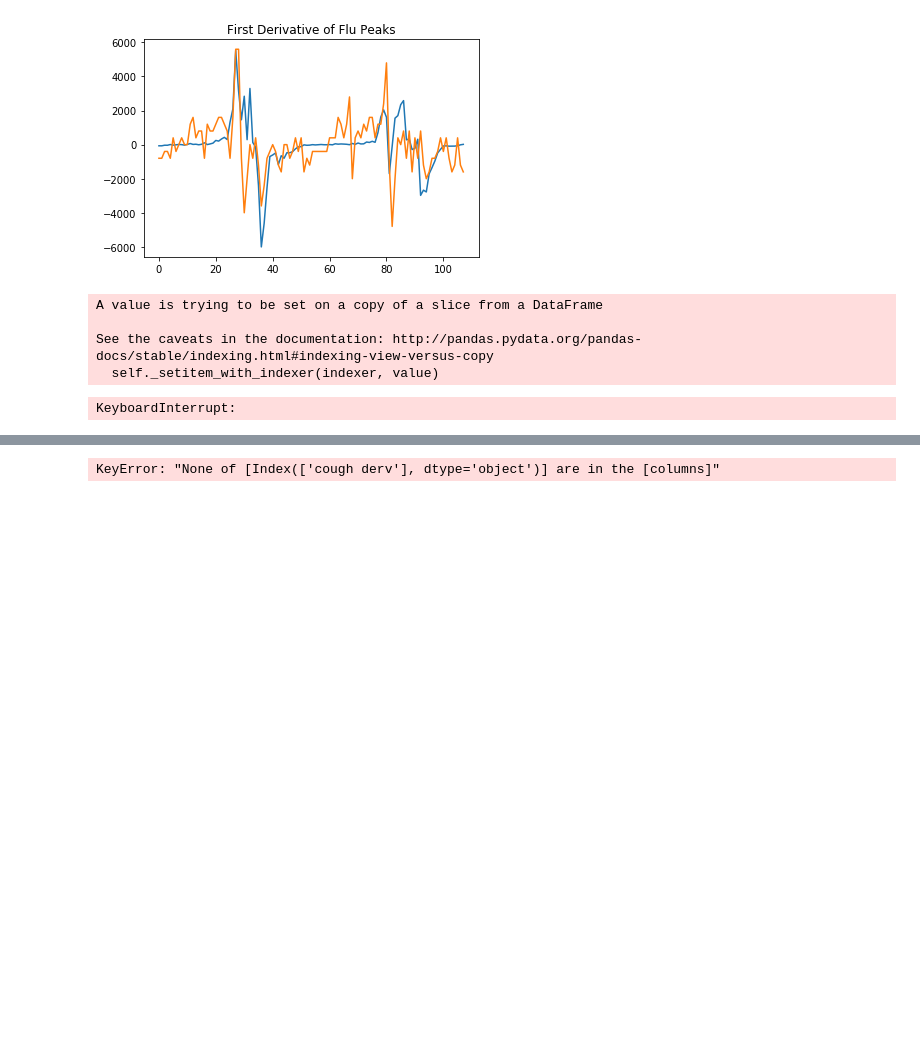
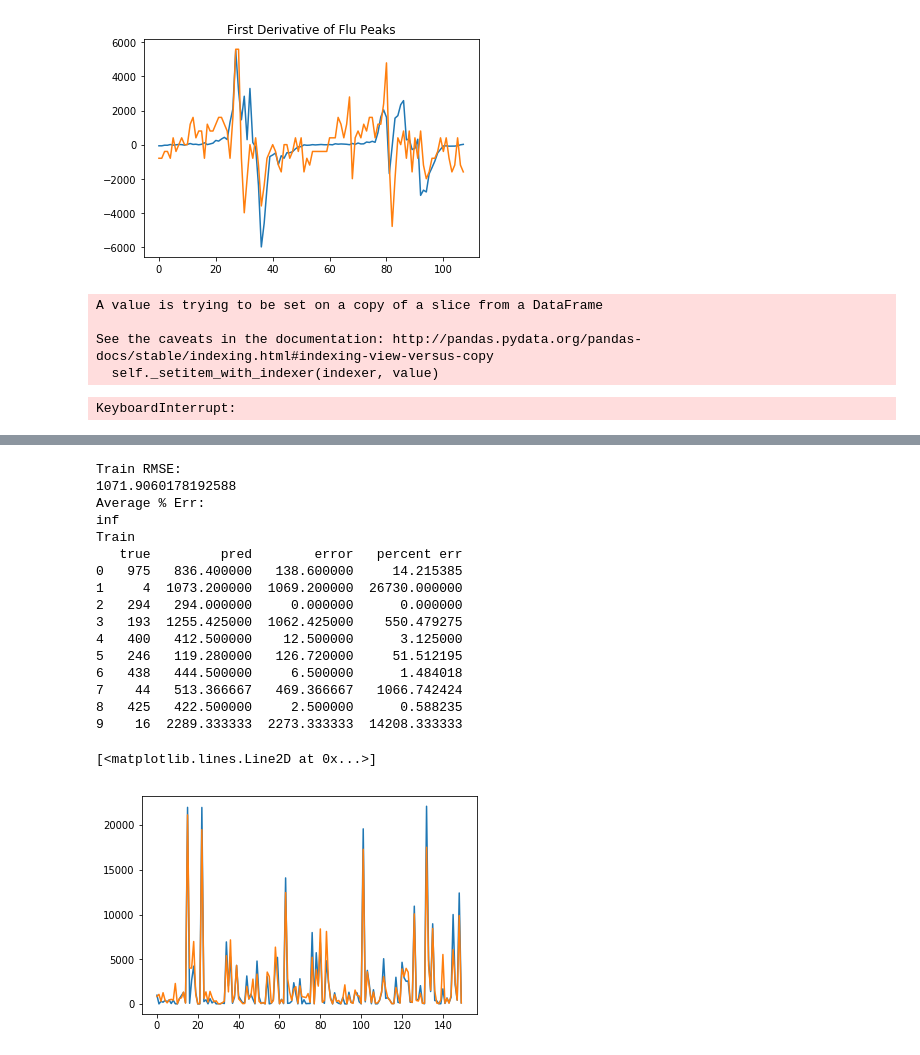
Before and after one commit to shreyaj1212/Influenza-Trends, a Jupyter notebook: Regression-People Tested.ipynb, the cells around one changed output, grey strips where cells are left out. Saved outputs shown, nothing was run; the diff lists cells and outputs as text; code cells hidden in the pictures; blank space fills up the shorter version.

```diff
--- a/Regression-People Tested.ipynb
+++ b/Regression-People Tested.ipynb
@@ -76,3 +76,20 @@ A value is trying to be set on a copy of a slice from a DataFrame
 See the caveats in the documentation: http://pandas.pydata.org/pandas-docs/stable/indexing.html#indexing-view-versus-copy
   self._setitem_with_indexer(indexer, value)
 KeyboardInterrupt:
+# %%
+import math
+sines = pd.Series()
+cos = pd.Series()
+for i in range(len(data)):
+    sines=sines.append(pd.Series(math.sin(i*0.04)*40))
+    cos = cos.append(pd.Series(math.cos(i*0.04)*40))
+
+cos.reset_index(drop=True,inplace=True)
+data=pd.concat([data,cos],axis=1)
+data=data.rename(columns={0:"cos"})
+
+sines.reset_index(drop=True,inplace=True)
+data=pd.concat([data,sines],axis=1)
+data=data.rename(columns={0:"sines"})
+
+data.head()
@@ -81,50 +106,74 @@ data = data.rename(columns={0:'total spec derv',1:'cough derv'})
 # %%
 data['cough derv']=data['cough derv']*100
 # %%
+############# BASED ON GRAPHS, THIS IS DEFINITELY OVERFITTING
 from sklearn.model_selection import train_test_split
+from sklearn.ensemble import RandomForestRegressor
+
+data['FLU'] = data['FLU'].replace('<1',0)
 
 data_train, data_val = train_test_split(data, test_size = 0.20, random_state = 0)
 y_train = data_train['total cases']
 y_val = data_val['total cases']
 
-X_train = data_train[['cough derv']]#,'FLU','PREV','VACC','GRIPE','INF_SYMP']]
-X_val = data_val[['cough derv']]#,'FLU','PREV','VACC','GRIPE','INF_SYMP']]
+X_train = data_train[['COUGH','CC','FLU','PREV','VACC','GRIPE','INF_SYMP','sines','cos']]
+X_val = data_val[['COUGH','CC','FLU','PREV','VACC','GRIPE','INF_SYMP','sines','cos']]
 
-from sklearn.linear_model import ElasticNet
+#from sklearn.linear_model import ElasticNet
 
-clf = ElasticNet(random_state=0,alpha = 100)
+clf = RandomForestRegressor()
 clf.fit(X_train, y_train)
 
 from sklearn.metrics import auc
 
 y_train = np.array(y_train).reshape(len(y_train))
 
 y_train_predict = clf.predict(X_train).reshape(len(X_train))
 for i in range(len(y_train_predict)):
     if y_train_predict[i]<0.0:
         y_train_predict[i]=abs(y_train_predict[i])
 
 train_rmse = np.sqrt(((y_train-y_train_predict)**2).mean())
 
-train_deeta = {'true': y_train,"pred": y_train_predict,"error": abs(y_train-y_train_predict)}
+train_deeta = {'true': y_train,"pred": y_train_predict,"error": abs(y_train-y_train_predict),'percent err': abs(100*(y_train_predict-y_train)/(y_train))}
 print("Train RMSE:")
 print(train_rmse)
+print("Average % Err:")
 train_compare = pd.DataFrame(train_deeta)
+er = train_deeta['percent err'].mean(axis=0)
+print(str(er))
 
 print("Train")
 print(train_compare.head(10), "\n")
 
-x=np.arange(0,200)
-y=train_compare['true'].iloc[:200]
+x=np.arange(0,150)
+y=train_compare['true'].iloc[0:150]
 plt.plot(x,y)
 
-y=train_compare['pred'].iloc[:200]
+y=train_compare['pred'].iloc[0:150]
 plt.plot(x,y)
 # y=(data['cos'].iloc[:200]
 #    +data['sines'].iloc[:200])*4-8000
 # plt.plot(x,y)
 # %% [output]
-KeyError: "None of [Index(['cough derv'], dtype='object')] are in the [columns]"
+Train RMSE:
+1071.9060178192588
+Average % Err:
+inf
+Train
+   true         pred        error   percent err
+0   975   836.400000   138.600000     14.215385
+1     4  1073.200000  1069.200000  26730.000000
+2   294   294.000000     0.000000      0.000000
+3   193  1255.425000  1062.425000    550.479275
+4   400   412.500000    12.500000      3.125000
+5   246   119.280000   126.720000     51.512195
+6   438   444.500000     6.500000      1.484018
+7    44   513.366667   469.366667   1066.742424
+8   425   422.500000     2.500000      0.588235
+9    16  2289.333333  2273.333333  14208.333333
+[<matplotlib.lines.Line2D at 0x...>]
+[figure, added]
 # %%
 import math
 sines = pd.Series(name='sine')
```
Also changed, not shown: parts of 2 cells of this notebook.
